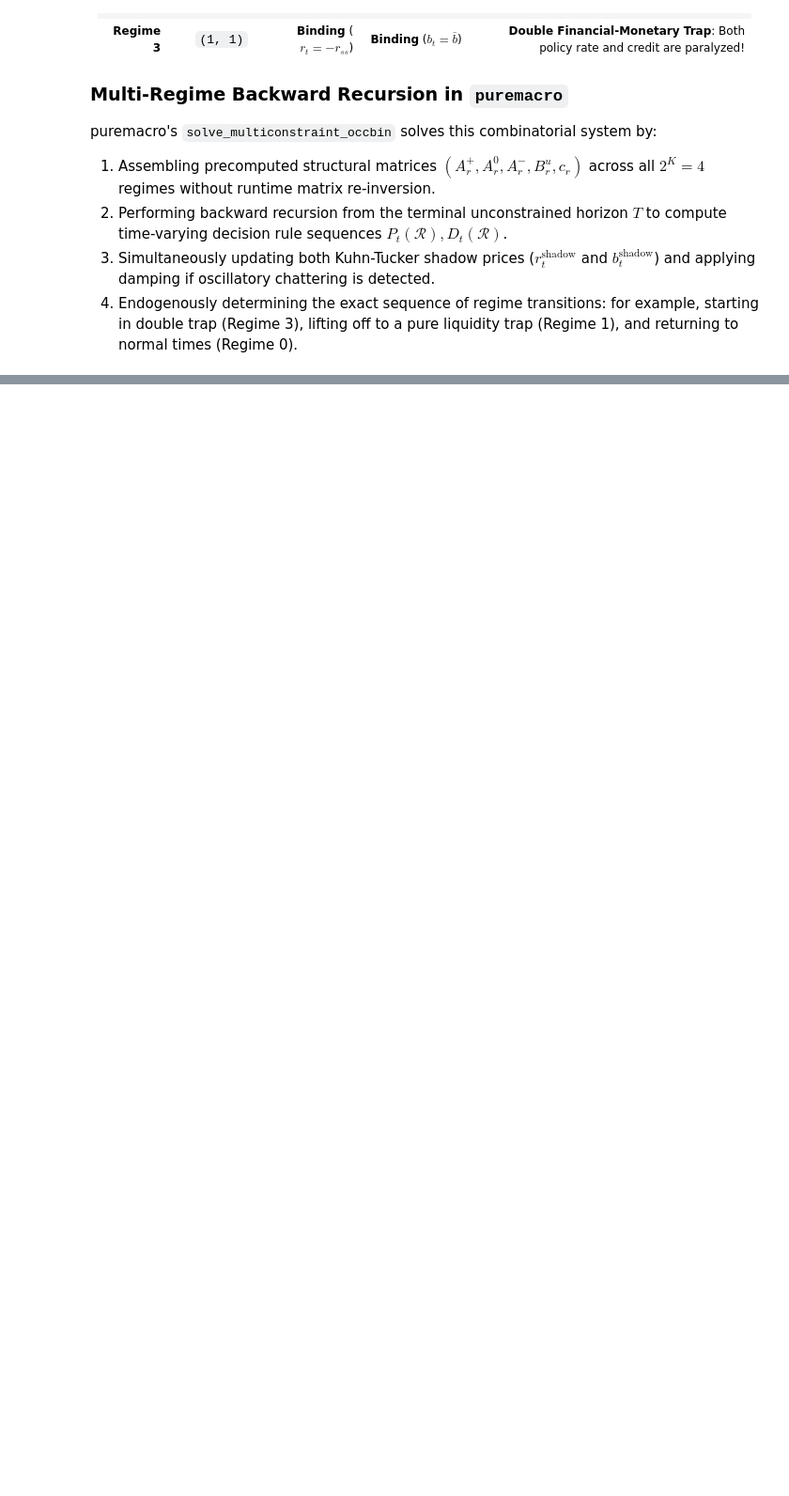
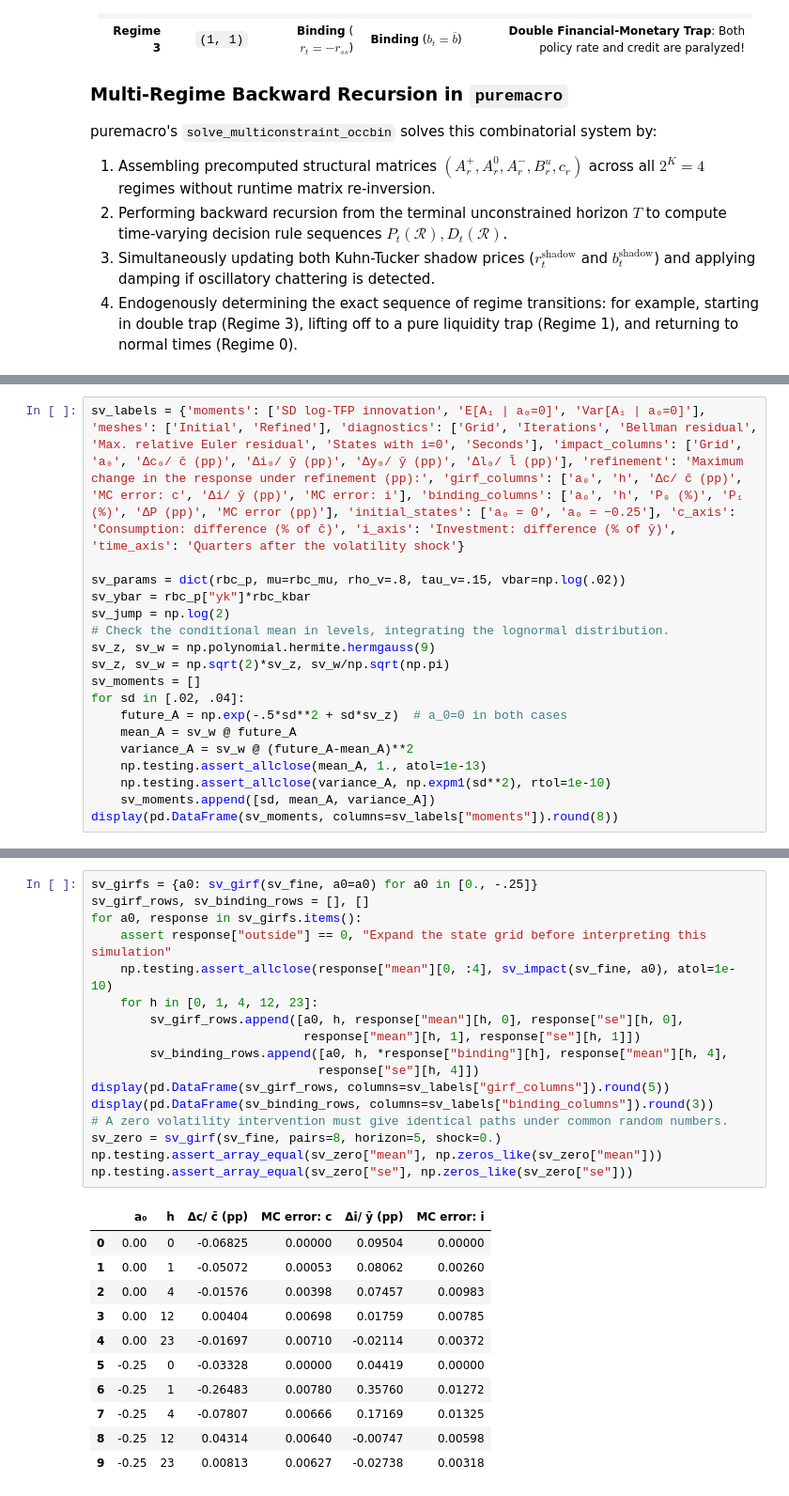
Before and after one commit to Allisterh/puremacro, a Jupyter notebook: curso/notebooks/T02_D_occbin_zlb_regimes.ipynb, the cells around one changed output, grey strips where cells are left out. Shown at 94% size. Drawn from its saved outputs; the diff is of its cells as text; blank space fills up the shorter version.

```diff
--- a/curso/notebooks/T02_D_occbin_zlb_regimes.ipynb
+++ b/curso/notebooks/T02_D_occbin_zlb_regimes.ipynb
@@ -970,0 +1340,18 @@ g             0.0 -0.024270  0.005153 -0.005463     0.002217
+# %%
+sv_labels = {'moments': ['SD log-TFP innovation', 'E[A₁ | a₀=0]', 'Var[A₁ | a₀=0]'], 'meshes': ['Initial', 'Refined'], 'diagnostics': ['Grid', 'Iterations', 'Bellman residual', 'Max. relative Euler residual', 'States with i=0', 'Seconds'], 'impact_columns': ['Grid', 'a₀', 'Δc₀/ c̄ (pp)', 'Δi₀/ ȳ (pp)', 'Δy₀/ ȳ (pp)', 'Δl₀/ l̄ (pp)'], 'refinement': 'Maximum change in the response under refinement (pp):', 'girf_columns': ['a₀', 'h', 'Δc/ c̄ (pp)', 'MC error: c', 'Δi/ ȳ (pp)', 'MC error: i'], 'binding_columns': ['a₀', 'h', 'P₀ (%)', 'P₁ (%)', 'ΔP (pp)', 'MC error (pp)'], 'initial_states': ['a₀ = 0', 'a₀ = −0.25'], 'c_axis': 'Consumption: difference (% of c̄)', 'i_axis': 'Investment: difference (% of ȳ)', 'time_axis': 'Quarters after the volatility shock'}
+
+sv_params = dict(rbc_p, mu=rbc_mu, rho_v=.8, tau_v=.15, vbar=np.log(.02))
+sv_ybar = rbc_p["yk"]*rbc_kbar
+sv_jump = np.log(2)
+# Check the conditional mean in levels, integrating the lognormal distribution.
+sv_z, sv_w = np.polynomial.hermite.hermgauss(9)
+sv_z, sv_w = np.sqrt(2)*sv_z, sv_w/np.sqrt(np.pi)
+sv_moments = []
+for sd in [.02, .04]:
+    future_A = np.exp(-.5*sd**2 + sd*sv_z)  # a_0=0 in both cases
+    mean_A = sv_w @ future_A
+    variance_A = sv_w @ (future_A-mean_A)**2
+    np.testing.assert_allclose(mean_A, 1., atol=1e-13)
+    np.testing.assert_allclose(variance_A, np.expm1(sd**2), rtol=1e-10)
+    sv_moments.append([sd, mean_A, variance_A])
+display(pd.DataFrame(sv_moments, columns=sv_labels["moments"]).round(8))
@@ -970,0 +1762,29 @@ g             0.0 -0.024270  0.005153 -0.005463     0.002217
+# %%
+sv_girfs = {a0: sv_girf(sv_fine, a0=a0) for a0 in [0., -.25]}
+sv_girf_rows, sv_binding_rows = [], []
+for a0, response in sv_girfs.items():
+    assert response["outside"] == 0, "Expand the state grid before interpreting this simulation"
+    np.testing.assert_allclose(response["mean"][0, :4], sv_impact(sv_fine, a0), atol=1e-10)
+    for h in [0, 1, 4, 12, 23]:
+        sv_girf_rows.append([a0, h, response["mean"][h, 0], response["se"][h, 0],
+                             response["mean"][h, 1], response["se"][h, 1]])
+        sv_binding_rows.append([a0, h, *response["binding"][h], response["mean"][h, 4],
+                               response["se"][h, 4]])
+display(pd.DataFrame(sv_girf_rows, columns=sv_labels["girf_columns"]).round(5))
+display(pd.DataFrame(sv_binding_rows, columns=sv_labels["binding_columns"]).round(3))
+# A zero volatility intervention must give identical paths under common random numbers.
+sv_zero = sv_girf(sv_fine, pairs=8, horizon=5, shock=0.)
+np.testing.assert_array_equal(sv_zero["mean"], np.zeros_like(sv_zero["mean"]))
+np.testing.assert_array_equal(sv_zero["se"], np.zeros_like(sv_zero["se"]))
+# %% [output]
+|  | a₀ | h | Δc/ c̄ (pp) | MC error: c | Δi/ ȳ (pp) | MC error: i |
+| 0 | 0.00 | 0 | -0.06825 | 0.00000 | 0.09504 | 0.00000 |
+| 1 | 0.00 | 1 | -0.05072 | 0.00053 | 0.08062 | 0.00260 |
+| 2 | 0.00 | 4 | -0.01576 | 0.00398 | 0.07457 | 0.00983 |
+| 3 | 0.00 | 12 | 0.00404 | 0.00698 | 0.01759 | 0.00785 |
+| 4 | 0.00 | 23 | -0.01697 | 0.00710 | -0.02114 | 0.00372 |
+| 5 | -0.25 | 0 | -0.03328 | 0.00000 | 0.04419 | 0.00000 |
+| 6 | -0.25 | 1 | -0.26483 | 0.00780 | 0.35760 | 0.01272 |
+| 7 | -0.25 | 4 | -0.07807 | 0.00666 | 0.17169 | 0.01325 |
+| 8 | -0.25 | 12 | 0.04314 | 0.00640 | -0.00747 | 0.00598 |
+| 9 | -0.25 | 23 | 0.00813 | 0.00627 | -0.02738 | 0.00318 |
```
Also changed, not shown: parts of 27 cells of this notebook, 8 other files.
